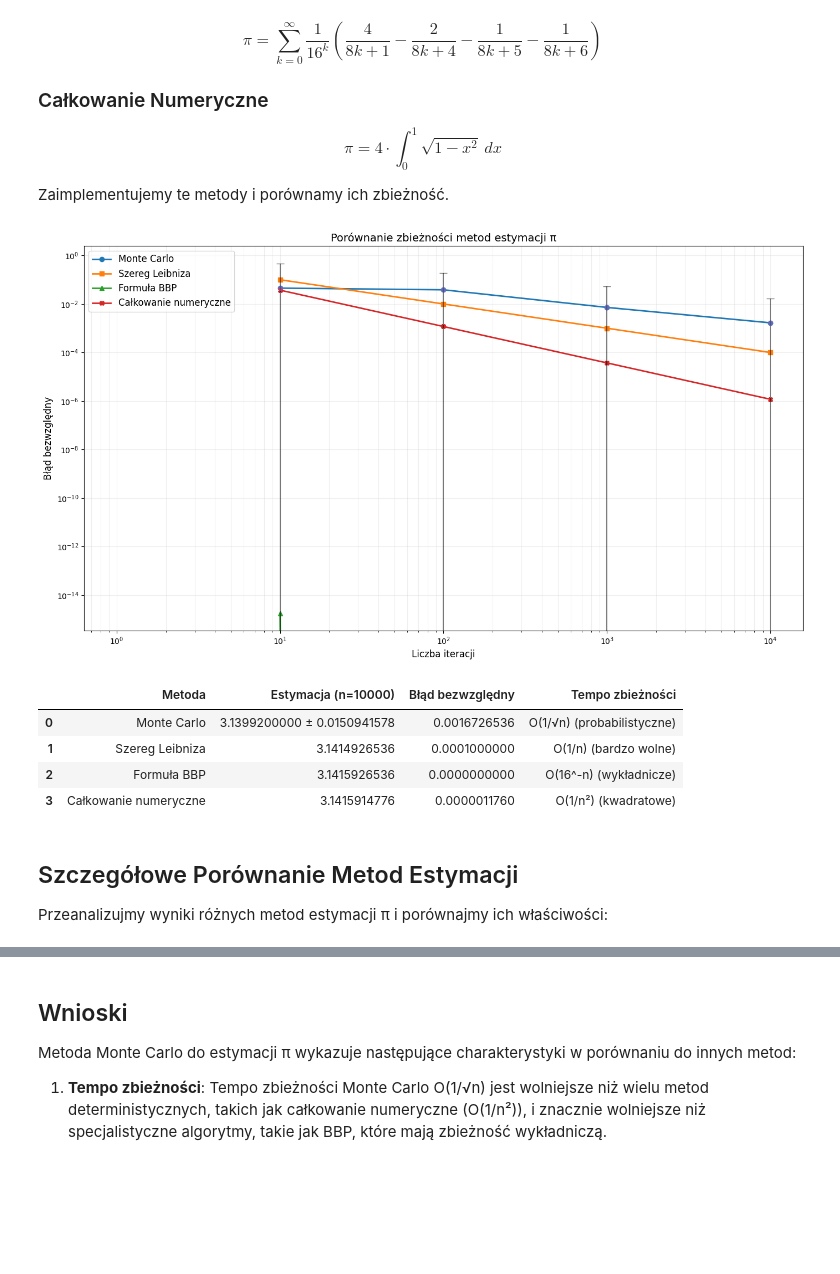
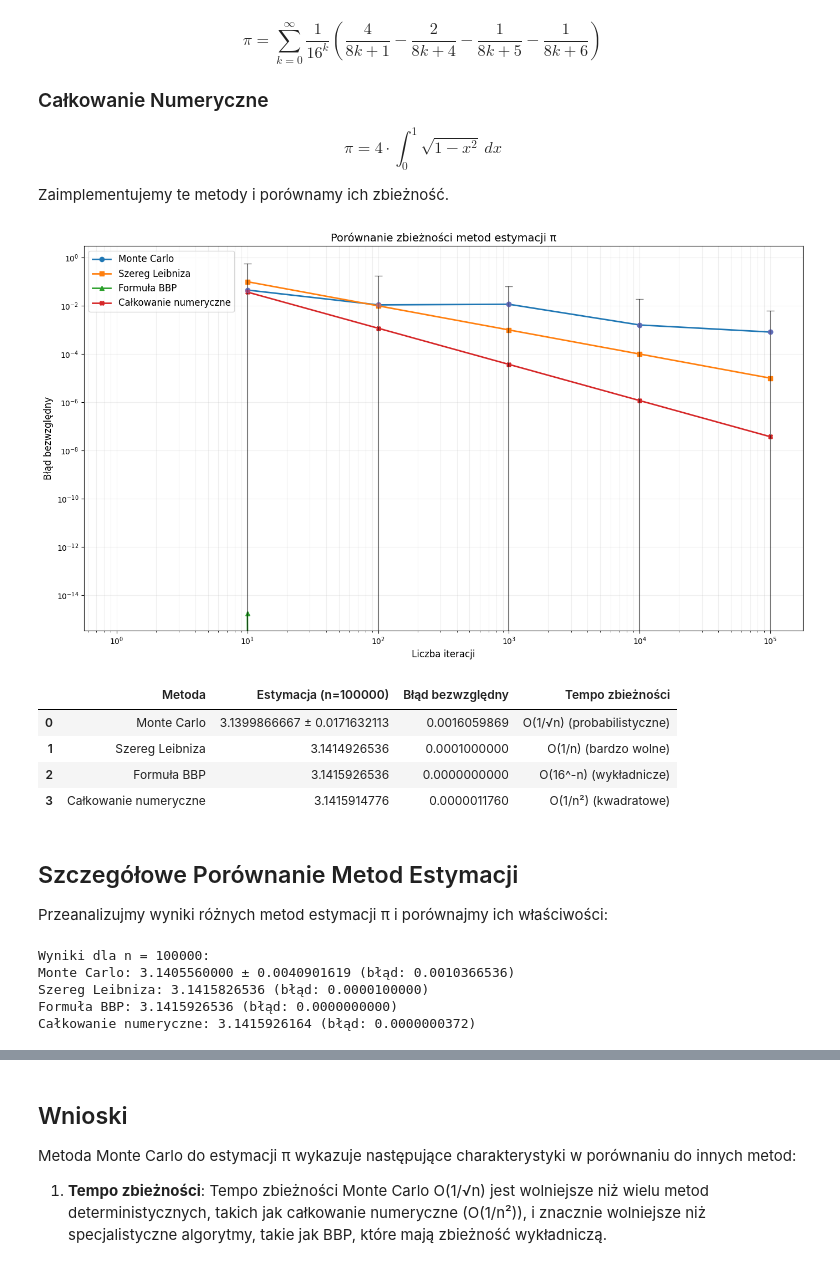
Before and after one commit to birzyk6/inteligencja-obliczeniowa, a Jupyter notebook: lab1 - Monte Carlo/montecarlo.ipynb, the cells around one changed output, grey strips where cells are left out. Cells and saved outputs as stored; diff of their text form; code cells hidden in the pictures; blank space fills up the shorter version.

Commit message:
MonteCarlo - change 3

```diff
--- a/lab1 - Monte Carlo/montecarlo.ipynb
+++ b/lab1 - Monte Carlo/montecarlo.ipynb
@@ -377,7 +377,7 @@ def numerical_integration_pi(n):
     return areas
 # %%
 # Compare convergence rates
-iterations = [10, 100, 1000, 10000]
+iterations = [10, 100, 1000, 10000, 100000]
 
 # Set up figure for comparing methods
 plt.figure(figsize=(14, 8))
@@ -420,38 +420,38 @@ plt.grid(True, which="both", ls="-", alpha=0.2)
 plt.legend(fontsize=12)
 plt.tight_layout()
 plt.show()
 
 # Create a more comprehensive comparison table
 method_names = ['Monte Carlo', 'Szereg Leibniza', 'Formuła BBP', 'Całkowanie numeryczne']
 convergence_rates = ['O(1/√n)  (probabilistyczne)', 'O(1/n)   (bardzo wolne)', 'O(16^-n) (wykładnicze)', 'O(1/n²)  (kwadratowe)']
 
 # Format results for the table
-n_for_comparison = 10000  # Use n=10000 for the comparison
+n_for_comparison = 100000  # Use n=10000 for the comparison
 mc_formatted = f"{mc_means[3]:.10f} ± {mc_stds[3]:.10f}"
 leibniz_formatted = f"{leibniz_results[3]:.10f}"
 bbp_formatted = f"{bbp_results[3]:.10f}"
 integration_formatted = f"{integration_results[3]:.10f}"
 
 # Format errors
 mc_error_formatted = f"{mc_errors[3]:.10f}"
 leibniz_error_formatted = f"{leibniz_errors[3]:.10f}"
 bbp_error_formatted = f"{bbp_errors[3]:.10f}"
 integration_error_formatted = f"{integration_errors[3]:.10f}"
 
 # Create DataFrame for comparison
 comparison_data = {
     'Metoda': method_names,
-    'Estymacja (n=10000)': [mc_formatted, leibniz_formatted, bbp_formatted, integration_formatted],
+    'Estymacja (n=100000)': [mc_formatted, leibniz_formatted, bbp_formatted, integration_formatted],
     'Błąd bezwzględny': [mc_error_formatted, leibniz_error_formatted, bbp_error_formatted, integration_error_formatted],
     'Tempo zbieżności': convergence_rates,
 }
 
 comparison_df = pd.DataFrame(comparison_data)
 display(comparison_df)
 # %% [output]
-[figure, old version]
+[figure, new version]
-|  | Metoda | Estymacja (n=10000) | Błąd bezwzględny | Tempo zbieżności |
-| 0 | Monte Carlo | 3.1399200000 ± 0.0150941578 | 0.0016726536 | O(1/√n) (probabilistyczne) |
+|  | Metoda | Estymacja (n=100000) | Błąd bezwzględny | Tempo zbieżności |
+| 0 | Monte Carlo | 3.1399866667 ± 0.0171632113 | 0.0016059869 | O(1/√n) (probabilistyczne) |
 | 1 | Szereg Leibniza | 3.1414926536 | 0.0001000000 | O(1/n) (bardzo wolne) |
 | 2 | Formuła BBP | 3.1415926536 | 0.0000000000 | O(16^-n) (wykładnicze) |
 | 3 | Całkowanie numeryczne | 3.1415914776 | 0.0000011760 | O(1/n²) (kwadratowe) |
@@ -461,7 +461,7 @@ display(comparison_df)
 Przeanalizujmy wyniki różnych metod estymacji π i porównajmy ich właściwości:
 # %%
 # Calculate estimates for a fixed number of iterations
-fixed_n = 10000
+fixed_n = 100000
 
 # Run multiple Monte Carlo simulations
 mc_trials = 30
@@ -485,4 +485,16 @@ mc_result = f"{mc_mean:.10f} ± {mc_std:.10f} (błąd: {mc_error:.10f})"
 leibniz_result = f"{leibniz_estimate:.10f} (błąd: {leibniz_error:.10f})"
 bbp_result = f"{bbp_estimate:.10f} (błąd: {bbp_error:.10f})"
 integration_result = f"{integration_estimate:.10f} (błąd: {integration_error:.10f})"
+
+print(f"Wyniki dla n = {fixed_n}:")
+print(f"Monte Carlo: {mc_result}")
+print(f"Szereg Leibniza: {leibniz_result}")
+print(f"Formuła BBP: {bbp_result}")
+print(f"Całkowanie numeryczne: {integration_result}")
+# %% [output]
+Wyniki dla n = 100000:
+Monte Carlo: 3.1405560000 ± 0.0040901619 (błąd: 0.0010366536)
+Szereg Leibniza: 3.1415826536 (błąd: 0.0000100000)
+Formuła BBP: 3.1415926536 (błąd: 0.0000000000)
+Całkowanie numeryczne: 3.1415926164 (błąd: 0.0000000372)
 # %% [markdown]
```
Also changed, not shown: parts of 2 cells of this notebook.
